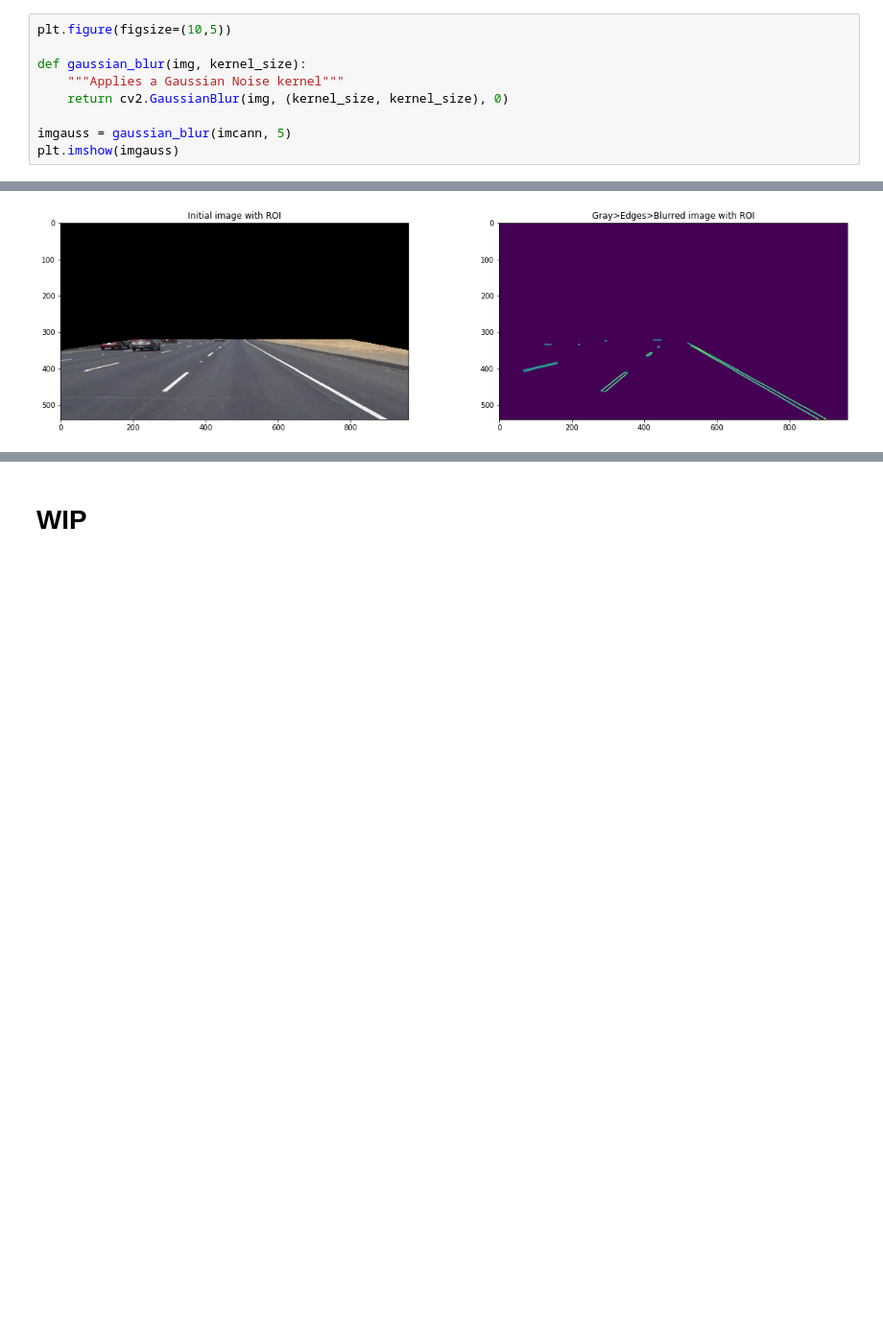
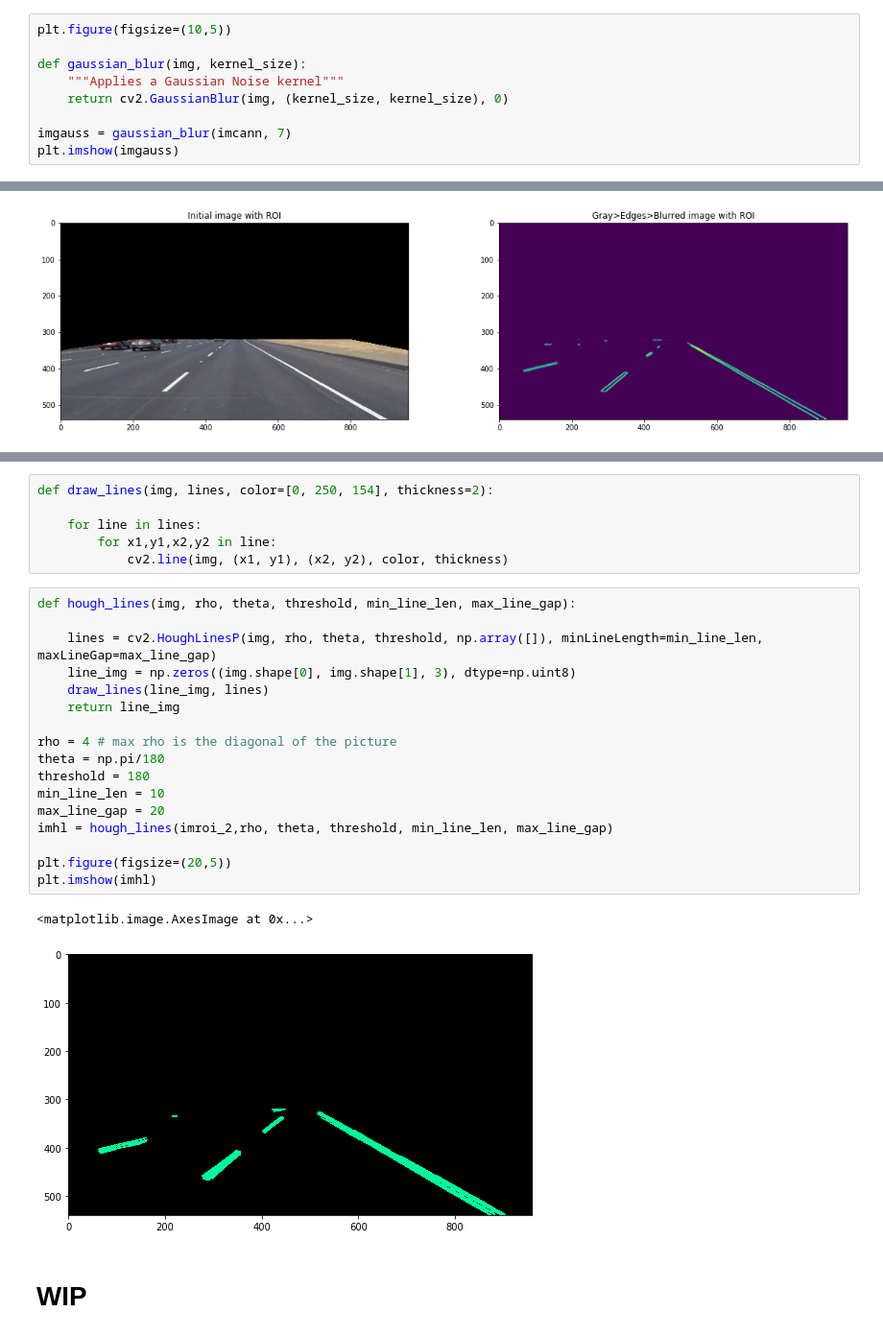
Before and after one commit to MikeHatchi/Road-Lane-Lines-Curves-Pipeline, a Jupyter notebook: Road Lane Lines Curves Pipeline.ipynb, the cells around one changed output, grey strips where cells are left out. Shown at 96% size. Cells and saved outputs as stored; diff of their text form; blank space fills up the shorter version.

```diff
--- a/Road Lane Lines Curves Pipeline.ipynb
+++ b/Road Lane Lines Curves Pipeline.ipynb
@@ -83,7 +84,7 @@ def gaussian_blur(img, kernel_size):
     """Applies a Gaussian Noise kernel"""
     return cv2.GaussianBlur(img, (kernel_size, kernel_size), 0)
 
-imgauss = gaussian_blur(imcann, 5)
+imgauss = gaussian_blur(imcann, 7)
 plt.imshow(imgauss)
 # %% [output]
 <matplotlib.image.AxesImage at 0x...>
@@ -138,2 +145,28 @@ plt.imshow(imroi_2)
+# %%
+def draw_lines(img, lines, color=[0, 250, 154], thickness=2):
+
+    for line in lines:
+        for x1,y1,x2,y2 in line:
+            cv2.line(img, (x1, y1), (x2, y2), color, thickness)
+# %%
+def hough_lines(img, rho, theta, threshold, min_line_len, max_line_gap):
+
+    lines = cv2.HoughLinesP(img, rho, theta, threshold, np.array([]), minLineLength=min_line_len, maxLineGap=max_line_gap)
+    line_img = np.zeros((img.shape[0], img.shape[1], 3), dtype=np.uint8)
+    draw_lines(line_img, lines)
+    return line_img
+
+rho = 4 # max rho is the diagonal of the picture
+theta = np.pi/180
+threshold = 180
+min_line_len = 10
+max_line_gap = 20
+imhl = hough_lines(imroi_2,rho, theta, threshold, min_line_len, max_line_gap)
+
+plt.figure(figsize=(20,5))
+plt.imshow(imhl)
+# %% [output]
+<matplotlib.image.AxesImage at 0x...>
+[figure, added]
 # %% [markdown]
 # WIP
```
Also changed, not shown: parts of 2 cells of this notebook.
